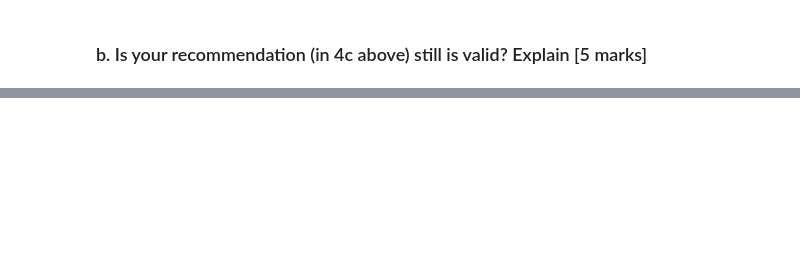
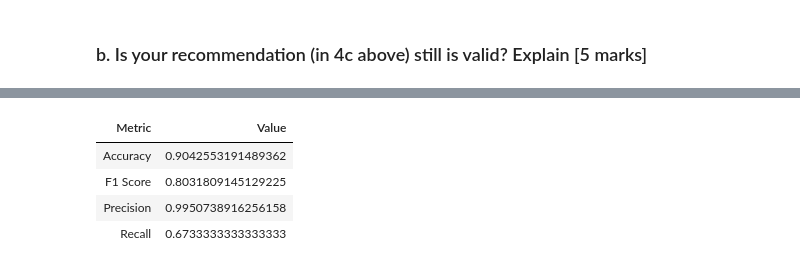
Before and after one commit to JoshWacks/NLP_Project, a Jupyter notebook: spam_classification.ipynb, the cells around one changed output, grey strips where cells are left out. Saved outputs shown, nothing was run; the diff lists cells and outputs as text; code cells hidden in the pictures; blank space fills up the shorter version.

```diff
--- a/spam_classification.ipynb
+++ b/spam_classification.ipynb
@@ -223,7 +216,7 @@ def predict_class(email, prior_pos, prior_neg, prob_dict, vocab):
 # %% [markdown]
 #### Building a model given a set of features
 # %%
-class Modal:
+class Model:
 
 	def __init__(self,features):
 		self.vocab = get_vocabulary(features)
@@ -234,7 +227,7 @@ class Modal:
 
 		self.prob_dict = calc_prob(self.word_freq,self.vocab)
 
-	def modal_info(self):
+	def model_info(self):
 		print('Vocabulary: ',list(self.vocab)[:5])
 		print('Priors: ',self.prior_spam, self.prior_not_spam)
 		print('Word Frequncies: ',list(self.word_freq.keys())[:5],list(self.word_freq.values())[:5])
@@ -293,7 +286,7 @@ M3 = Modal(train_tokenized_hundred_frequent)
 train_tokenized_not_hundred_frequent = train_tokenized.copy()
 train_tokenized_not_hundred_frequent['text'] = train_tokenized_not_hundred_frequent.text.apply(lambda x: [word for word in x if word not in hundred_most_frequent_words])
 
-M4 = Modal(train_tokenized_not_hundred_frequent)
+M4 = Model(train_tokenized_not_hundred_frequent)
 # %% [markdown]
 #### d. Use only the subject line (see the data) as the feature set. Call this Model5 [10 marks]
 # %% [markdown]
@@ -331,6 +324,3 @@ M5 = Modal(train_subject_only)
 ## 4. Evaluate the performance of the first model and all 4 variations using the validation set.
 # %% [markdown]
 ### a. Calculate the evaluation metrics [10 marks].
-# %%
-tokenized_pred = val_tokenized.copy()
-tokenized_pred['predicted_label'] = tokenized_pred.text.apply(lambda x: 1 if M2.predict_class(x)[0] > M2.predict_class(x)[1] else 0)
@@ -357,18 +327,18 @@ len(tokenized_pred[(tokenized_pred['label'] == tokenized_pred['predicted_label']
 # %%
-def show_confu_matrix(name,modal,data):
+def show_confu_matrix(name,model,data):
 	tokenized_pred = data.copy()
-	tokenized_pred['predicted_label'] = tokenized_pred.text.apply(lambda x: 1 if modal.predict_class(x)[0] > modal.predict_class(x)[1] else 0)
+	tokenized_pred['predicted_label'] = tokenized_pred.text.apply(lambda x: 1 if model.predict_class(x)[0] > model.predict_class(x)[1] else 0)
 	cf_matrix = sklearn.metrics.confusion_matrix(tokenized_pred['label'],tokenized_pred['predicted_label'])
 
 	g = sns.heatmap(cf_matrix,annot=True, fmt=".1f")
 	plt.xlabel('Predicted')
 	plt.ylabel('True')
-	plt.title(F'The confusion matrix for modal {name}')
+	plt.title(F'The confusion matrix for model {name}')
 	plt.show()
 
-def eval_model(modal,data):
+def eval_model(model,data):
 	tokenized_pred = data.copy()
-	tokenized_pred['predicted_label'] = tokenized_pred.text.apply(lambda x: 1 if modal.predict_class(x)[0] > modal.predict_class(x)[1] else 0)
+	tokenized_pred['predicted_label'] = tokenized_pred.text.apply(lambda x: 1 if model.predict_class(x)[0] > model.predict_class(x)[1] else 0)
 
 	table = PrettyTable()
 	table.field_names = ['Metric','Value']
@@ -379,12 +349,12 @@ def eval_model(modal,data):
 
 	return table
 
-def compare_all_modals(modals,names,data):
+def compare_all_models(models,names,data):
 	table = PrettyTable()
-	table.field_names = ['Modal','Accuracy','F1 Score','Precision','Recall']
-	for name,modal in zip(names,modals):
+	table.field_names = ['Model','Accuracy','F1 Score','Precision','Recall']
+	for name,model in zip(names,models):
 		tokenized_pred = data.copy()
-		tokenized_pred['predicted_label'] = tokenized_pred.text.apply(lambda x: 1 if modal.predict_class(x)[0] > modal.predict_class(x)[1] else 0)
+		tokenized_pred['predicted_label'] = tokenized_pred.text.apply(lambda x: 1 if model.predict_class(x)[0] > model.predict_class(x)[1] else 0)
 		table.add_row([name,sklearn.metrics.accuracy_score(tokenized_pred['label'],tokenized_pred['predicted_label']),
 				 sklearn.metrics.f1_score(tokenized_pred['label'],tokenized_pred['predicted_label']),
 				 sklearn.metrics.precision_score(tokenized_pred['label'],tokenized_pred['predicted_label']),
@@ -471,0 +486,8 @@ Yes the recommendation of modal M4 is still valid as it still achieved the best
+# %%
+eval_model(M4,test_tokenized)
+# %% [output]
+| Metric | Value |
+| Accuracy | 0.9042553191489362 |
+| F1 Score | 0.8031809145129225 |
+| Precision | 0.9950738916256158 |
+| Recall | 0.6733333333333333 |
```
Also changed, not shown: parts of 28 cells of this notebook.
